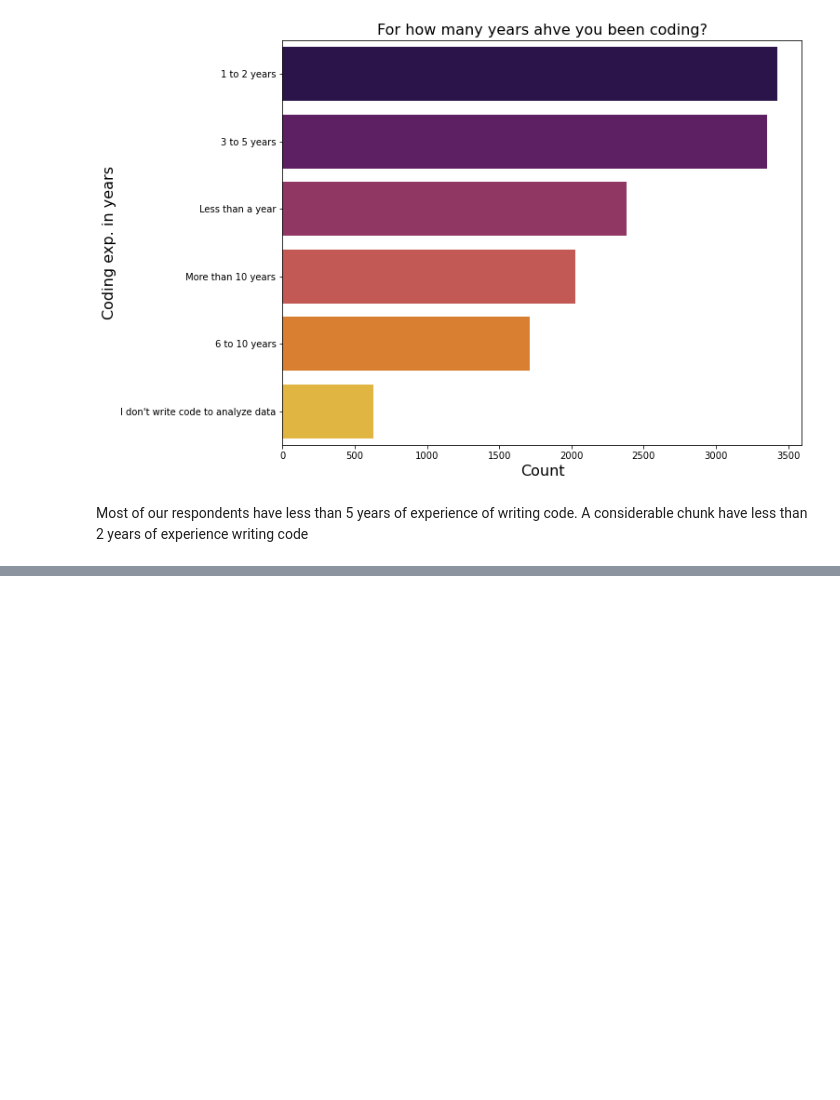
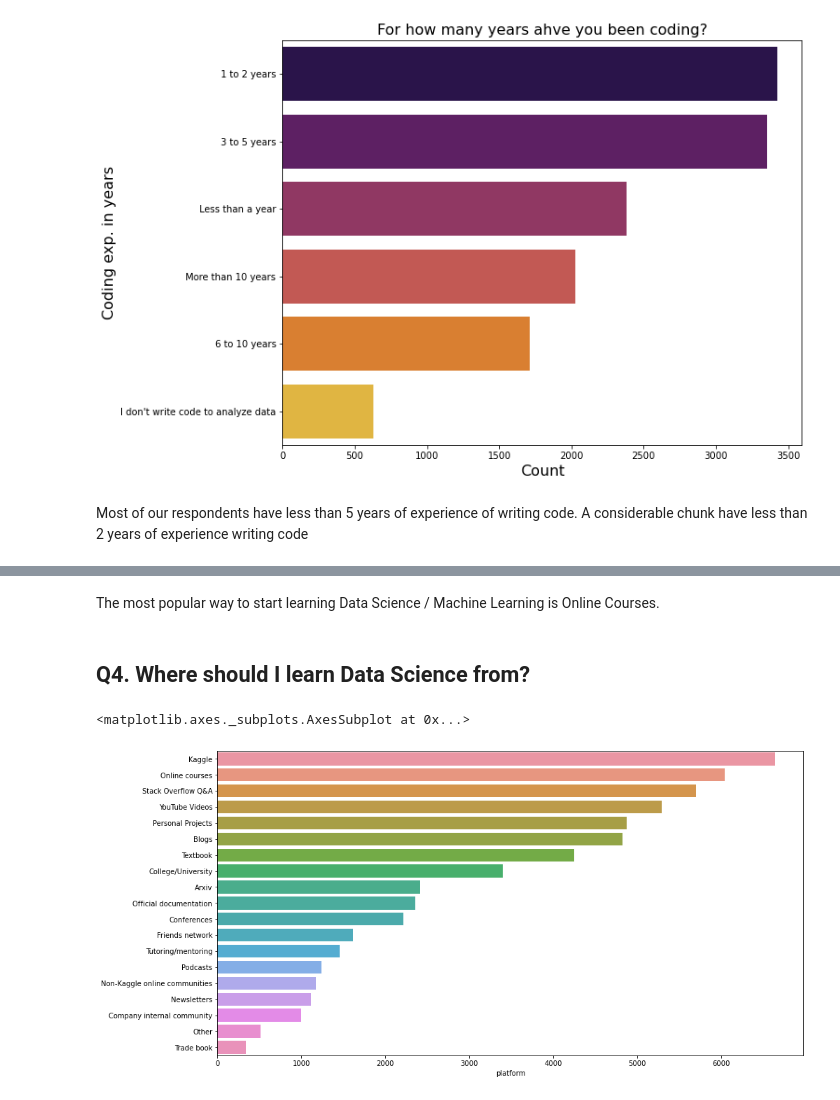
Before and after one commit to vinaysaw/Dialogue_with_data, a Jupyter notebook: Kaggle survey/Let's check what the survey says!!.ipynb, the cells around one changed output, grey strips where cells are left out. Drawn from its saved outputs; the diff is of its cells as text; code cells hidden in the pictures; blank space fills up the shorter version.

```diff
--- a/Kaggle survey/Let's check what the survey says!!.ipynb
+++ b/Kaggle survey/Let's check what the survey says!!.ipynb
@@ -164,0 +218,15 @@ Most of our respondents have less than 5 years of experience of writing code. A
+# %% [markdown]
+The most popular way to start learning Data Science / Machine Learning is Online Courses.
+# %% [markdown]
+## Q4. Where should I learn Data Science from?
+# %%
+#Explode the Pandas Dataframe to get the number of times each Learning Platform was mentioned
+data['LearningPlatformSelect'] = data['LearningPlatformSelect'].astype('str').apply(lambda x: x.split(','))
+s = data.apply(lambda x: pd.Series(x['LearningPlatformSelect']),axis=1).stack().reset_index(level=1, drop=True)
+s.name = 'platform'
+plt.figure(figsize=(15,8))
+temp = s[s != 'nan'].value_counts()
+sns.barplot(y=temp.index, x=temp)
+# %% [output]
+<matplotlib.axes._subplots.AxesSubplot at 0x...>
+[figure, added]
```
Also changed, not shown: parts of 15 cells of this notebook.
